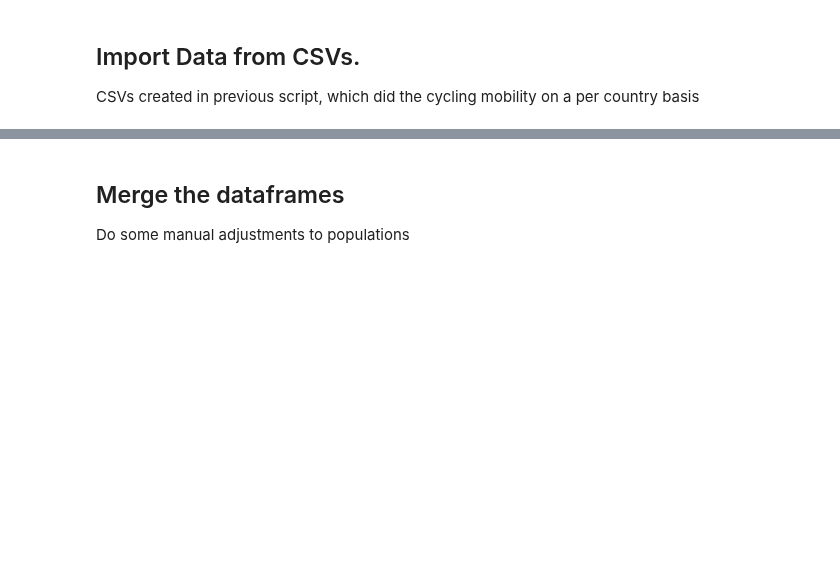
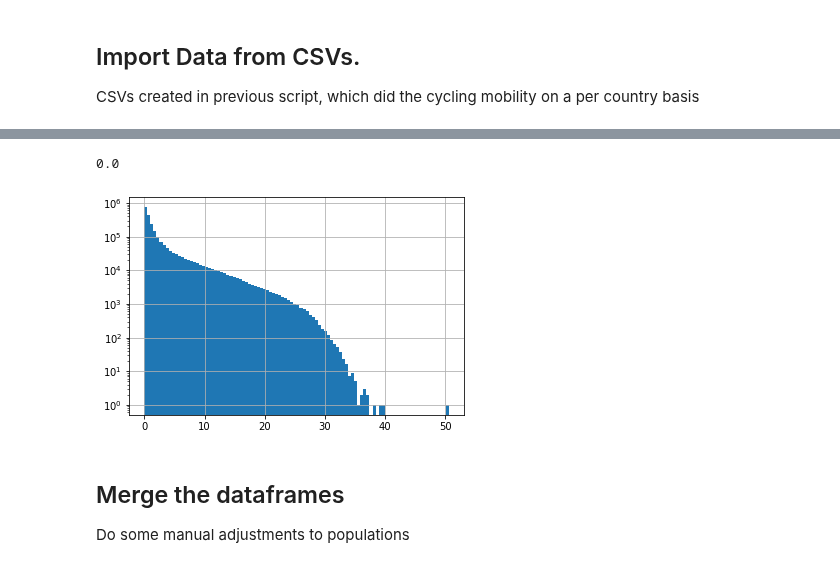
Before and after one commit to allfed/water-access, a Jupyter notebook: src/gis_global_analysis.ipynb, the cells around one changed output, grey strips where cells are left out. Drawn from its saved outputs; the diff is of its cells as text; code cells hidden in the pictures; blank space fills up the shorter version.

```diff
--- a/src/gis_global_analysis.ipynb
+++ b/src/gis_global_analysis.ipynb
@@ -84,7 +84,7 @@ CSVs created in previous script, which did the cycling mobility on a per country
 # %%
 
 
-df_zones_input= load_data("GIS/points_5min_15min_dtw_csv.csv")
+df_zones_input= load_data("GIS/export_urb.csv")
 # import df_input and set index as alpha 3
 df_input = load_data("country_data_with_cycling_distance.csv")
 
@@ -112,0 +99,6 @@ Name: Average household size (number of members), dtype: float64
+# %%
+
+# create new binary column for urban / rural. Rural is below 15, Urban above 15
+df_zones_input["urban_rural"] = np.where(df_zones_input["URBAN_1"] > 15, 1, 0)
+
+df_zones_input["urban_rural"].value_counts()
@@ -113,3 +120,11 @@ Name: Average household size (number of members), dtype: float64
+# %%
+# histogram of slope_1 log scale
+df_zones_input["slope_1"].hist(bins=100, log=True)
+
+# find all zones with greater than 20 slope, calculate the population in these zones. DO SLOPE NEXT
+# %% [output]
+0.0
+[figure, added]
 # %% [markdown]
 ## Merge the dataframes
 Do some manual adjustments to populations
```
Also changed, not shown: parts of 9 cells of this notebook, 25 other files.
